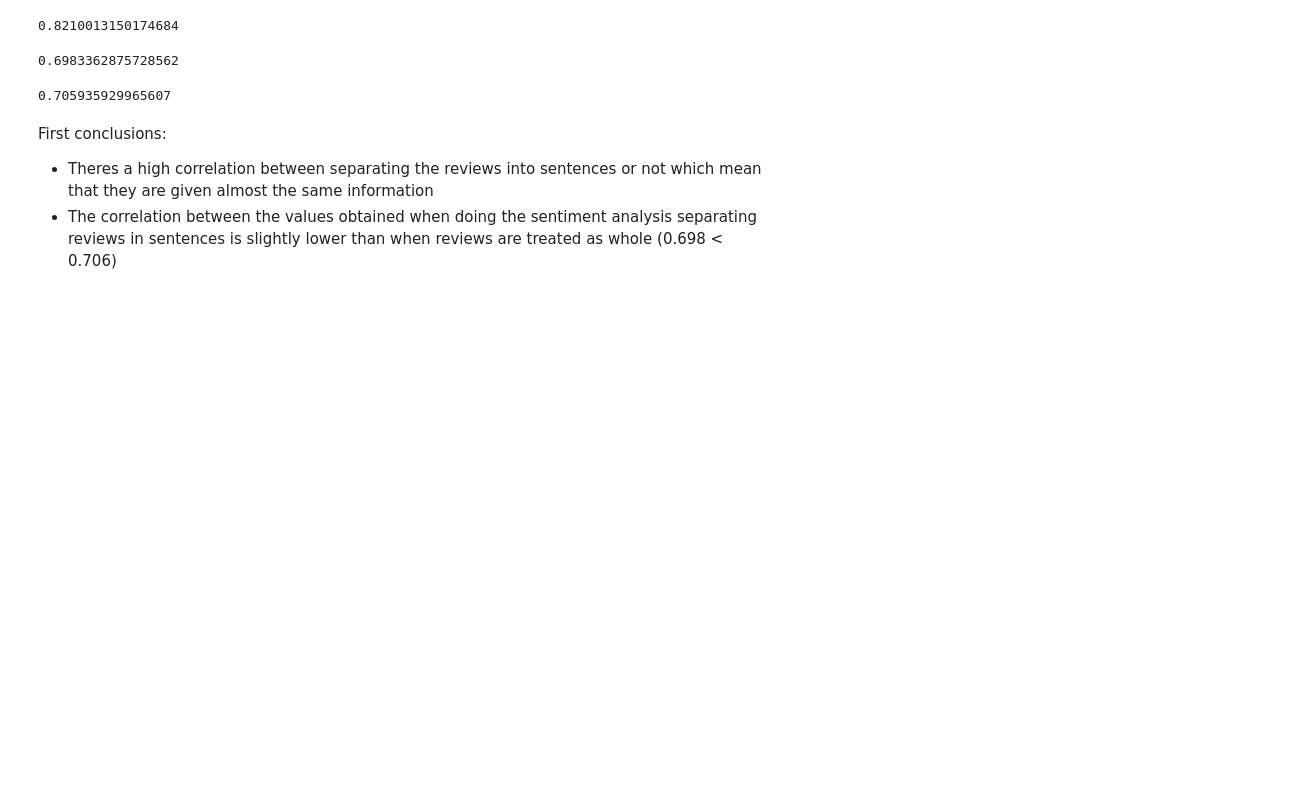
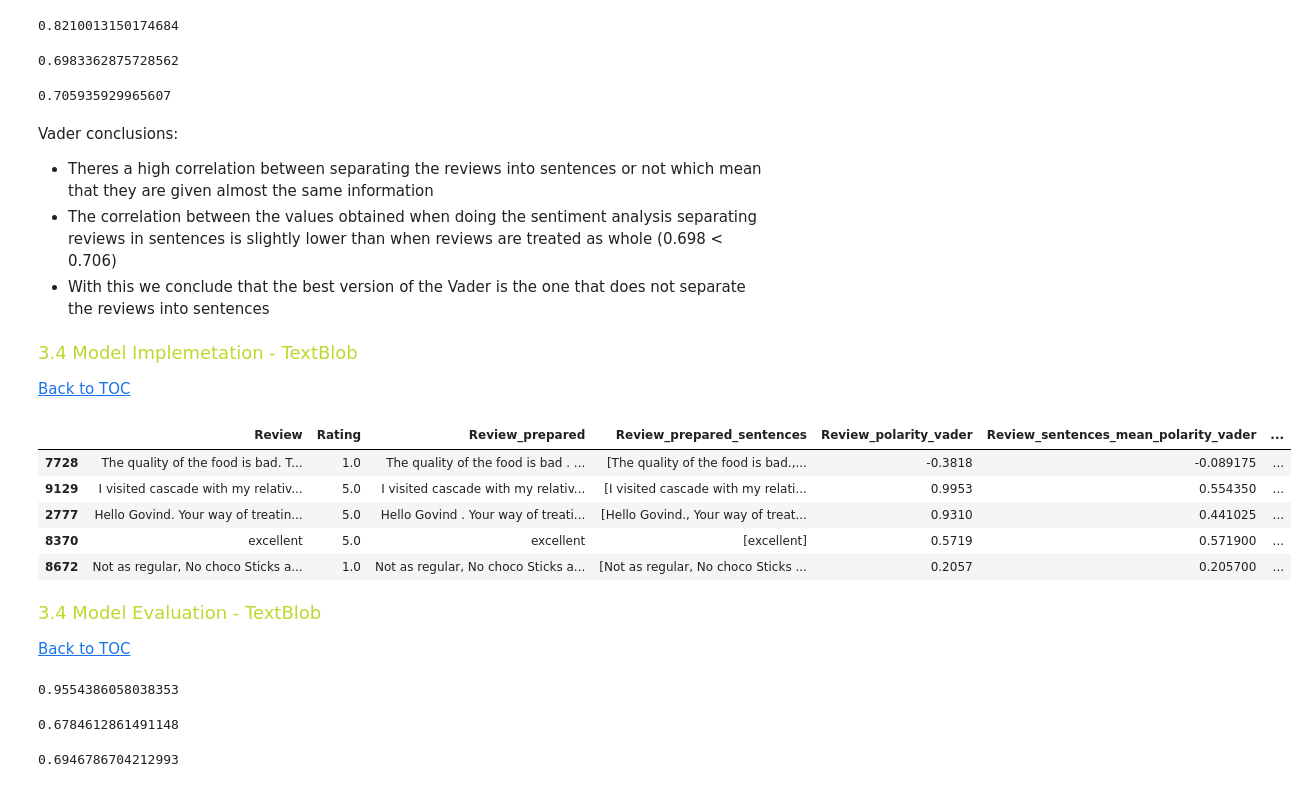
Before and after one commit to JoaoF7/Text_Mining_Project, a Jupyter notebook: TM2425_project_sow_Annex_B_Notebook_Template.ipynb, the cells around one changed output. Cells and saved outputs as stored; diff of their text form; code cells hidden in the pictures; blank space fills up the shorter version.

```diff
--- a/TM2425_project_sow_Annex_B_Notebook_Template.ipynb
+++ b/TM2425_project_sow_Annex_B_Notebook_Template.ipynb
@@ -781,6 +775,52 @@ pearson_r
 # %% [output]
 0.705935929965607
 # %% [markdown]
-First conclusions:
+Vader conclusions:
 - Theres a high correlation between separating the reviews into sentences or not which mean that they are given almost the same information
 - The correlation between the values obtained when doing the sentiment analysis separating reviews in sentences is slightly lower than when reviews are treated as whole (0.698 < 0.706)
+- With this we conclude that the best version of the Vader is the one that does not separate the reviews into sentences
+# %% [markdown]
+<font color='#BFD72F' size=4>3.4 Model Implemetation - TextBlob</font> <a class="anchor" id="P34"></a>
+
+[Back to TOC](#toc)
+# %%
+def textblob_wrapper(user_review):
+    if type(user_review) == list:
+        sent_compound_list = []
+        for sentence in user_review:
+            sent_compound_list.append(TextBlob(sentence).sentiment.polarity)
+        polarity = np.array(sent_compound_list).mean()
+    else:
+        polarity = TextBlob(user_review).sentiment.polarity
+    return polarity
+# %%
+sent_analysis["Review_polarity_textblob"] = sent_analysis["Review_prepared"].map(lambda review : textblob_wrapper(review))
+sent_analysis["Review_sentences_mean_polarity_textblob"] = sent_analysis["Review_prepared_sentences"].map(lambda review : textblob_wrapper(review))
+# %%
+sent_analysis.sample(5)
+# %% [output]
+|  | Review | Rating | Review_prepared | Review_prepared_sentences | Review_polarity_vader | Review_sentences_mean_polarity_vader | ... |
+| 7728 | The quality of the food is bad. T... | 1.0 | The quality of the food is bad . ... | [The quality of the food is bad.,... | -0.3818 | -0.089175 | ... |
+| 9129 | I visited cascade with my relativ... | 5.0 | I visited cascade with my relativ... | [I visited cascade with my relati... | 0.9953 | 0.554350 | ... |
+| 2777 | Hello Govind. Your way of treatin... | 5.0 | Hello Govind . Your way of treati... | [Hello Govind., Your way of treat... | 0.9310 | 0.441025 | ... |
+| 8370 | excellent | 5.0 | excellent | [excellent] | 0.5719 | 0.571900 | ... |
+| 8672 | Not as regular, No choco Sticks a... | 1.0 | Not as regular, No choco Sticks a... | [Not as regular, No choco Sticks ... | 0.2057 | 0.205700 | ... |
+# %% [markdown]
+<font color='#BFD72F' size=4>3.4 Model Evaluation - TextBlob</font> <a class="anchor" id="P34"></a>
+
+[Back to TOC](#toc)
+# %%
+pearson_r, p_value = pearsonr(sent_analysis["Review_sentences_mean_polarity_textblob"],sent_analysis["Review_polarity_textblob"])
+pearson_r
+# %% [output]
+0.9554386058038353
+# %%
+pearson_r, p_value = pearsonr(sent_analysis["Review_sentences_mean_polarity_textblob"],sent_analysis["Rating"])
+pearson_r
+# %% [output]
+0.6784612861491148
+# %%
+pearson_r, p_value = pearsonr(sent_analysis["Review_polarity_textblob"],sent_analysis["Rating"])
+pearson_r
+# %% [output]
+0.6946786704212993
```
Also changed, not shown: parts of 22 cells of this notebook, 1 other file.
